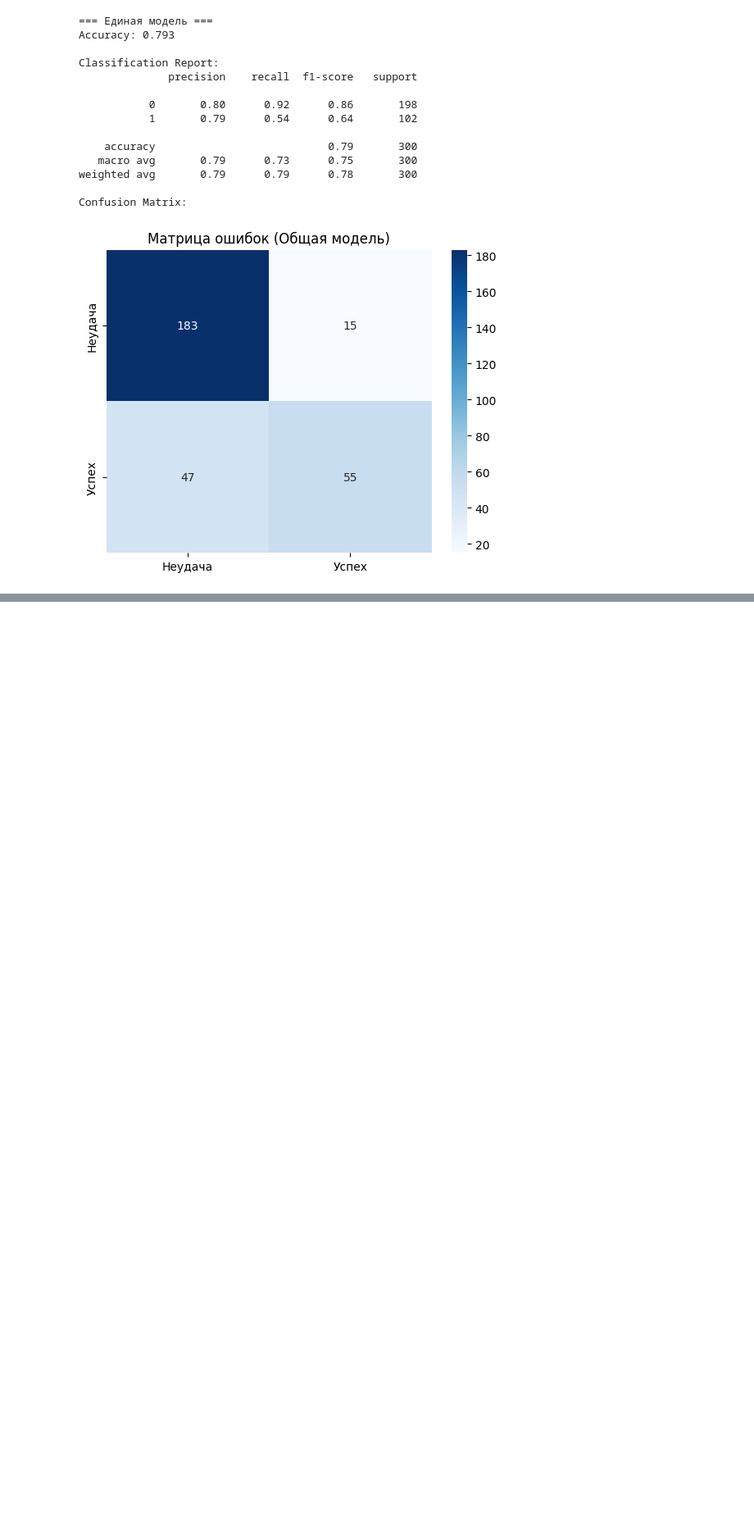
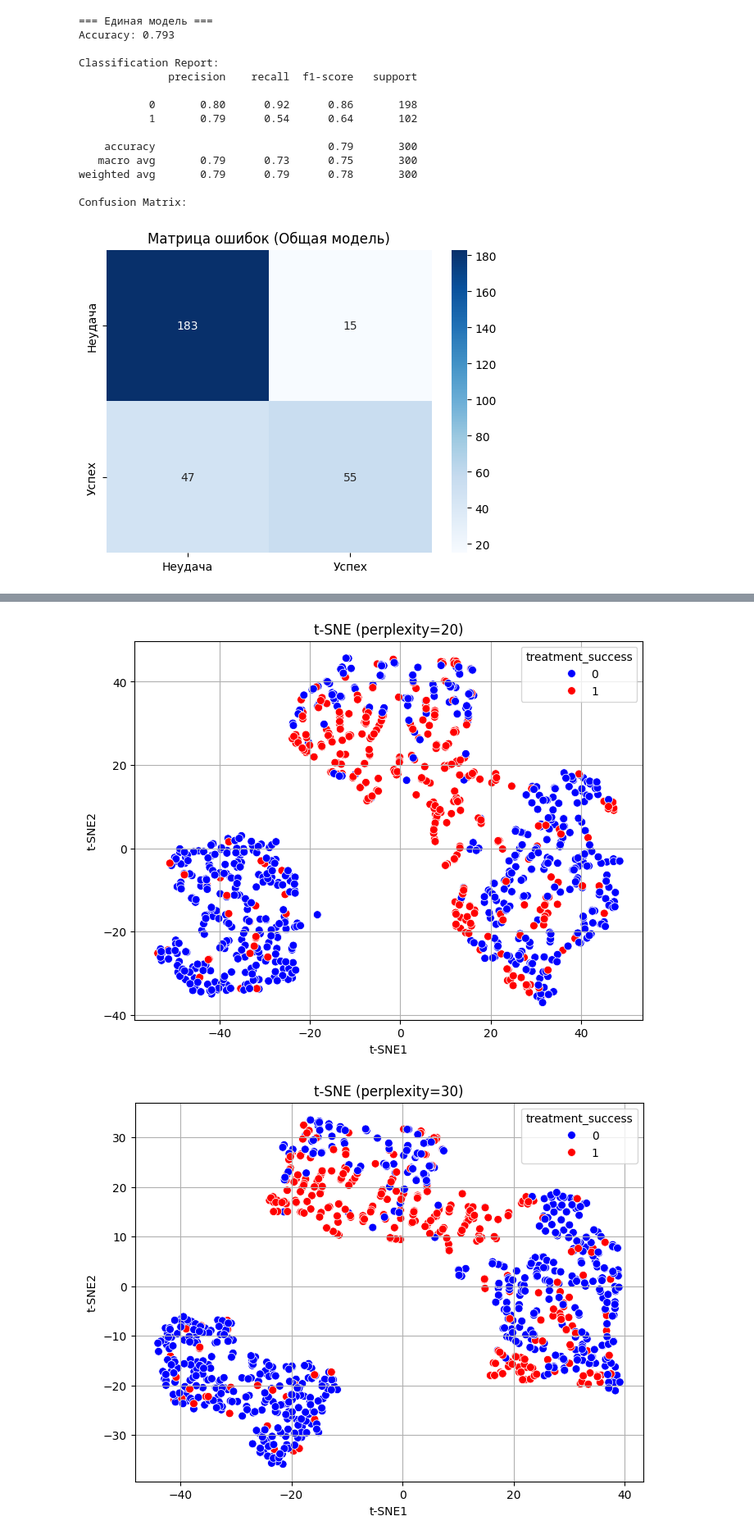
Before and after one commit to SenoritaLiza/depression-treatment-efficiency, a Jupyter notebook: Прогноз_эффективности_КПТ.ipynb, the cells around one changed output, grey strips where cells are left out. Shown at 82% size. Saved outputs shown, nothing was run; the diff lists cells and outputs as text; code cells hidden in the pictures; blank space fills up the shorter version.

```diff
--- a/Прогноз_эффективности_КПТ.ipynb
+++ b/Прогноз_эффективности_КПТ.ipynb
@@ -107,0 +135,15 @@ Confusion Matrix:
+# %%
+perplexities = [20, 30, 50]
+for perp in perplexities:
+    tsne = TSNE(n_components=2, perplexity=perp, random_state=42, max_iter=1000)
+    X_tsne = tsne.fit_transform(X_all_scaled)
+    plt.figure(figsize=(8, 6))
+    sns.scatterplot(x=X_tsne[:, 0], y=X_tsne[:, 1], hue=y, s=50, palette={0: 'blue', 1: 'red'})
+    plt.title(f't-SNE (perplexity={perp})')
+    plt.xlabel('t-SNE1')
+    plt.ylabel('t-SNE2')
+    plt.grid()
+    plt.show()
+# %% [output]
+[figure, added]
+[figure, added]
```
Also changed, not shown: parts of 5 cells of this notebook.
